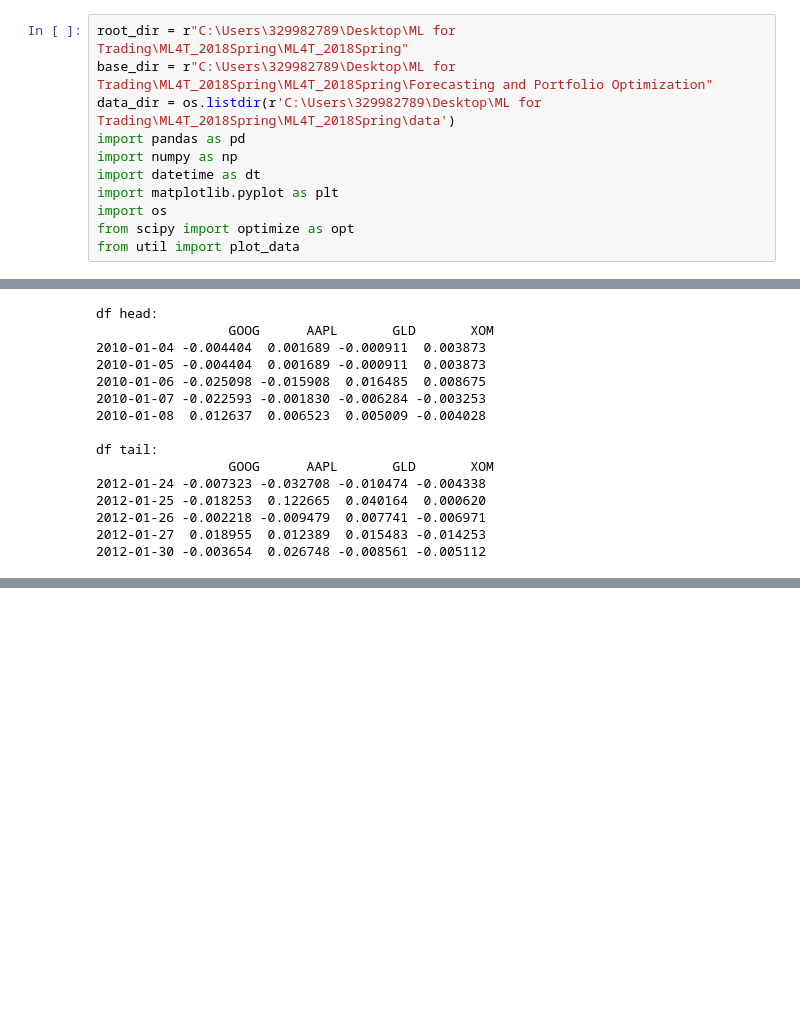
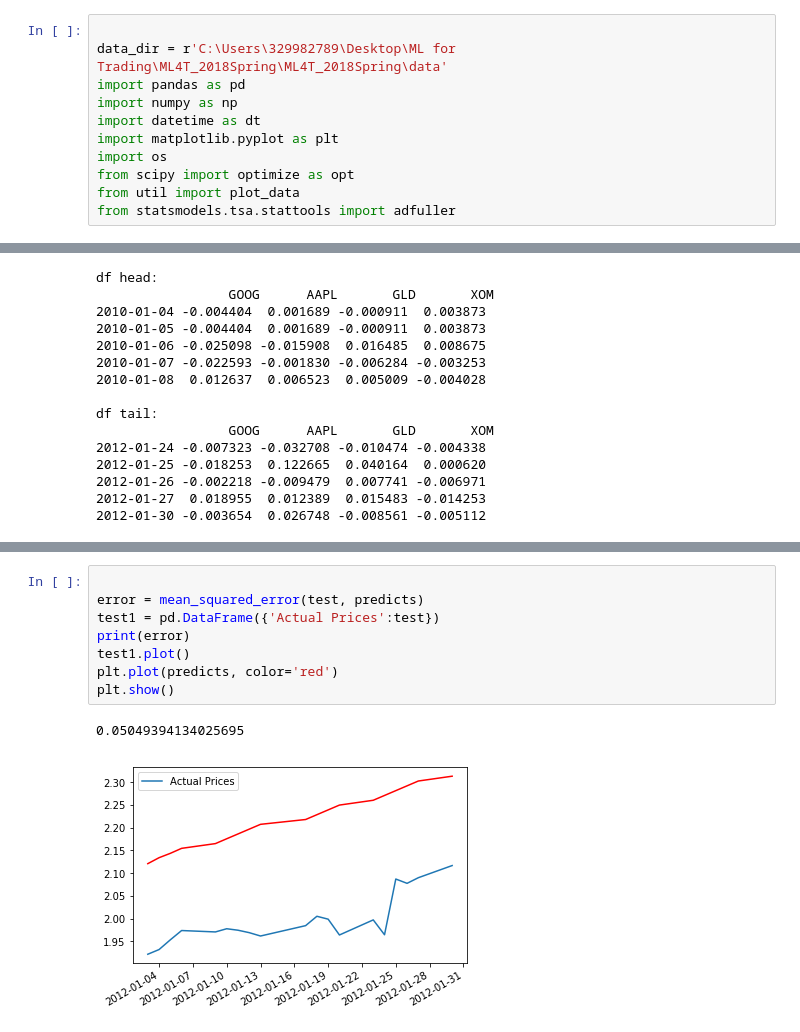
Before and after one commit to JoseMobile/ML4Trading, a Jupyter notebook: Forecasting and Portfolio Optimization.ipynb, the cells around one changed output, grey strips where cells are left out. Saved outputs shown, nothing was run; the diff lists cells and outputs as text; blank space fills up the shorter version.

```diff
--- a/Forecasting and Portfolio Optimization.ipynb
+++ b/Forecasting and Portfolio Optimization.ipynb
@@ -1,7 +1,6 @@
 # %%
-root_dir = r"C:\Users\329982789\Desktop\ML for Trading\ML4T_2018Spring\ML4T_2018Spring"
-base_dir = r"C:\Users\329982789\Desktop\ML for Trading\ML4T_2018Spring\ML4T_2018Spring\Forecasting and Portfolio Optimization"
-data_dir = os.listdir(r'C:\Users\329982789\Desktop\ML for Trading\ML4T_2018Spring\ML4T_2018Spring\data')
+
+data_dir = r'C:\Users\329982789\Desktop\ML for Trading\ML4T_2018Spring\ML4T_2018Spring\data'
 import pandas as pd
 import numpy as np
 import datetime as dt
@@ -9,4 +8,5 @@ import matplotlib.pyplot as plt
 import os
 from scipy import optimize as opt
 from util import plot_data
+from statsmodels.tsa.stattools import adfuller
 # %%
@@ -236,0 +344,11 @@ dtype: float64
+# %%
+
+error = mean_squared_error(test, predicts)
+test1 = pd.DataFrame({'Actual Prices':test})
+print(error)
+test1.plot()
+plt.plot(predicts, color='red')
+plt.show()
+# %% [output]
+0.05049394134025695
+[figure, added]
```
Also changed, not shown: parts of 12 cells of this notebook, 1 other file.
